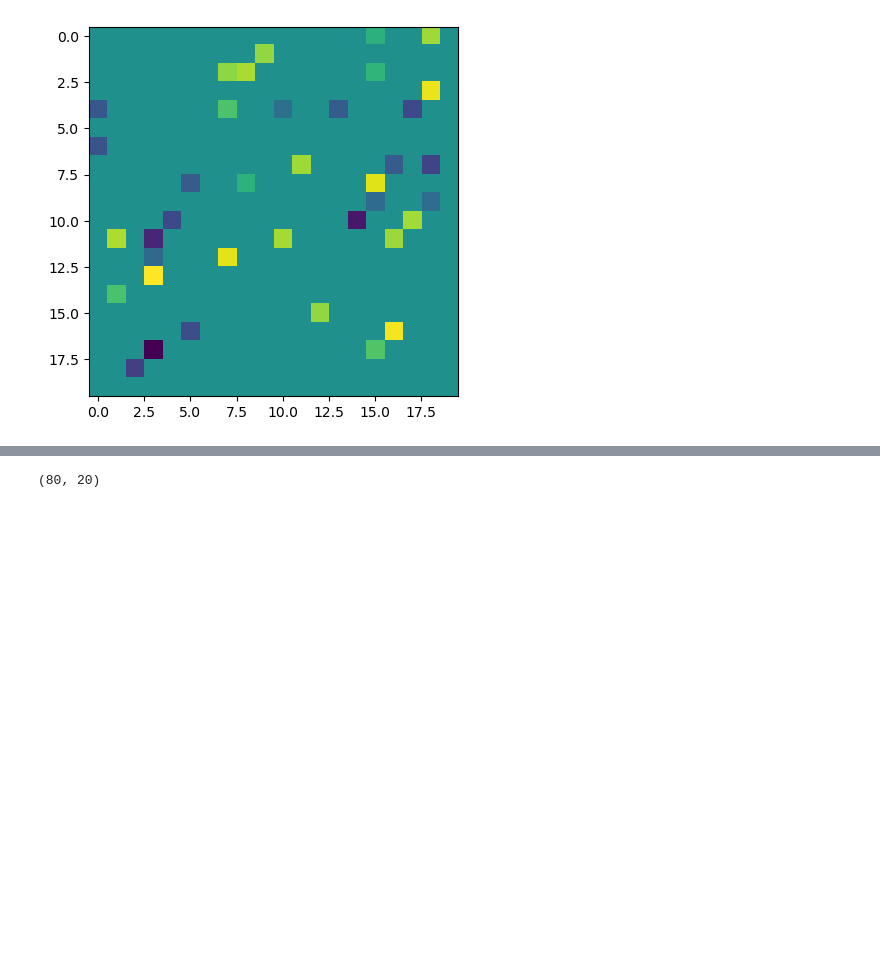
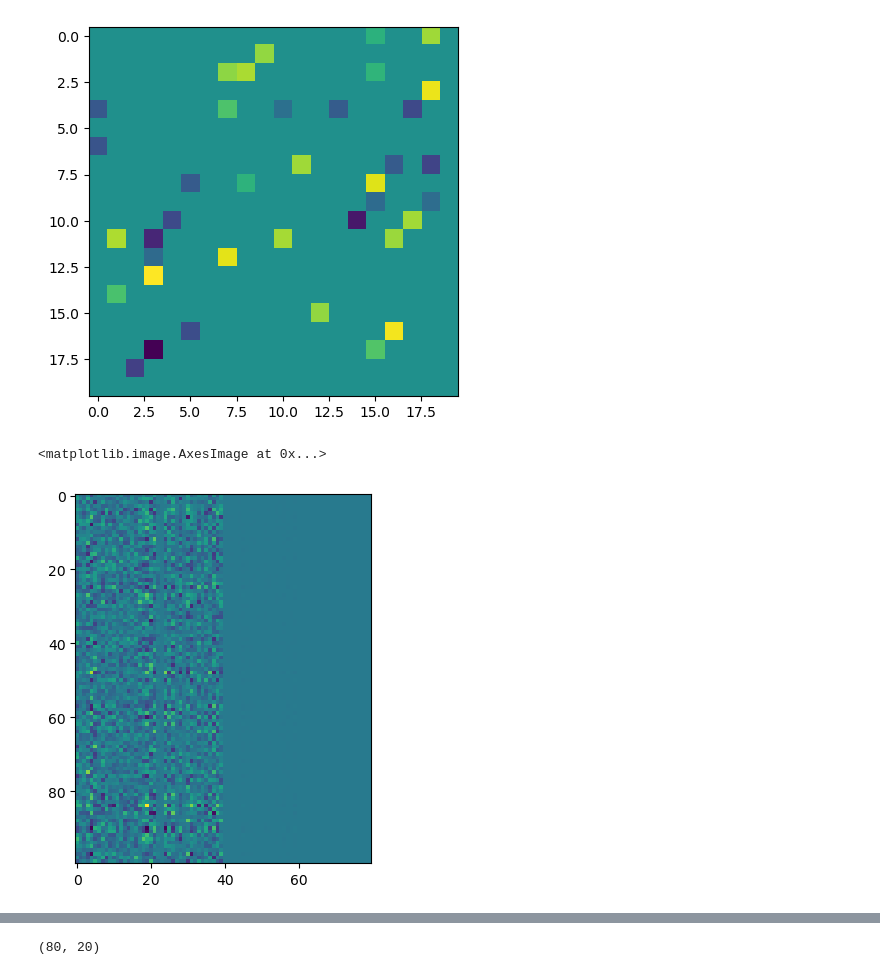
Before and after one commit to tylergibbs/dsc180ProjectB, a Jupyter notebook: GOLEMTS/testing.ipynb, the cells around one changed output, grey strips where cells are left out. Drawn from its saved outputs; the diff is of its cells as text; code cells hidden in the pictures; blank space fills up the shorter version.

```diff
--- a/GOLEMTS/testing.ipynb
+++ b/GOLEMTS/testing.ipynb
@@ -82,4 +82,9 @@ plt.imshow(A_weighted)
 <matplotlib.image.AxesImage at 0x...>
 [figure]
 # %%
-dag_obj = SyntheticDataset(1000, 20, 3, B_scale=1.0, graph_type='ER', degree=4)
+dag_obj = SyntheticDataset(100, 20, 3, B_scale=1.0, graph_type='ER', degree=4)
+# %%
+plt.imshow(dag_obj.Y)
+# %% [output]
+<matplotlib.image.AxesImage at 0x...>
+[figure, added]
```
Also changed, not shown: parts of 10 cells of this notebook, 1 other file.
